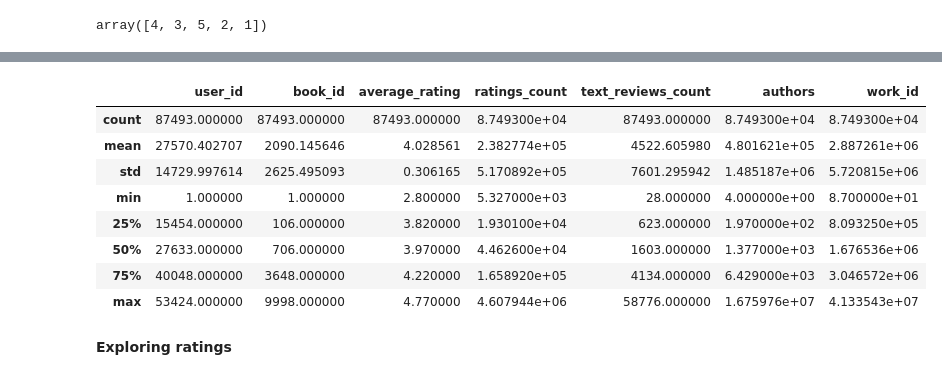
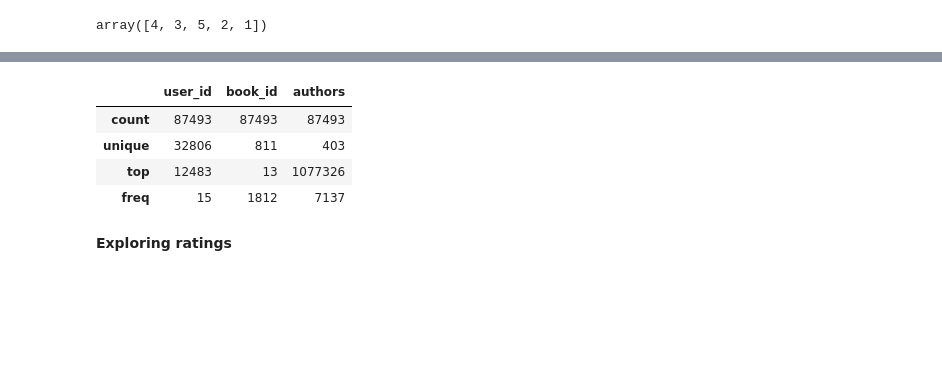
Before and after one commit to tpancier/Books_recommender_ML, a Jupyter notebook: Capstone 2 - EDA & ML.ipynb, the cells around one changed output, grey strips where cells are left out. Drawn from its saved outputs; the diff is of its cells as text; code cells hidden in the pictures; blank space fills up the shorter version.

```diff
--- a/Capstone 2 - EDA & ML.ipynb
+++ b/Capstone 2 - EDA & ML.ipynb
@@ -194,0 +222,9 @@ array([4, 3, 5, 2, 1])
+# %%
+df_to_read_c['user_id'] = df_to_read_c['user_id'].astype(dtype='category')
+df_to_read_c['book_id'] = df_to_read_c['book_id'].astype(dtype='category')
+df_to_read_c['authors'] = df_to_read_c['authors'].astype(dtype='category')
+df_to_read_c['work_id'] = df_to_read_c['work_id'].astype(dtype='category')
+
+
+
+df_to_read_c.describe()
@@ -195,15 +262,11 @@ array([4, 3, 5, 2, 1])
 # %%
-df_to_read_c.describe()
+df_to_read_c[['user_id', 'book_id', 'authors']].describe()
 # %% [output]
-|  | user_id | book_id | average_rating | ratings_count | text_reviews_count | authors | work_id |
-| count | 87493.000000 | 87493.000000 | 87493.000000 | 8.749300e+04 | 87493.000000 | 8.749300e+04 | 8.749300e+04 |
-| mean | 27570.402707 | 2090.145646 | 4.028561 | 2.382774e+05 | 4522.605980 | 4.801621e+05 | 2.887261e+06 |
-| std | 14729.997614 | 2625.495093 | 0.306165 | 5.170892e+05 | 7601.295942 | 1.485187e+06 | 5.720815e+06 |
-| min | 1.000000 | 1.000000 | 2.800000 | 5.327000e+03 | 28.000000 | 4.000000e+00 | 8.700000e+01 |
-| 25% | 15454.000000 | 106.000000 | 3.820000 | 1.930100e+04 | 623.000000 | 1.970000e+02 | 8.093250e+05 |
-| 50% | 27633.000000 | 706.000000 | 3.970000 | 4.462600e+04 | 1603.000000 | 1.377000e+03 | 1.676536e+06 |
-| 75% | 40048.000000 | 3648.000000 | 4.220000 | 1.658920e+05 | 4134.000000 | 6.429000e+03 | 3.046572e+06 |
-| max | 53424.000000 | 9998.000000 | 4.770000 | 4.607944e+06 | 58776.000000 | 1.675976e+07 | 4.133543e+07 |
+|  | user_id | book_id | authors |
+| count | 87493 | 87493 | 87493 |
+| unique | 32806 | 811 | 403 |
+| top | 12483 | 13 | 1077326 |
+| freq | 15 | 1812 | 7137 |
 # %% [markdown]
 **Exploring ratings**
 # %%
```
Also changed, not shown: parts of 36 cells of this notebook.
